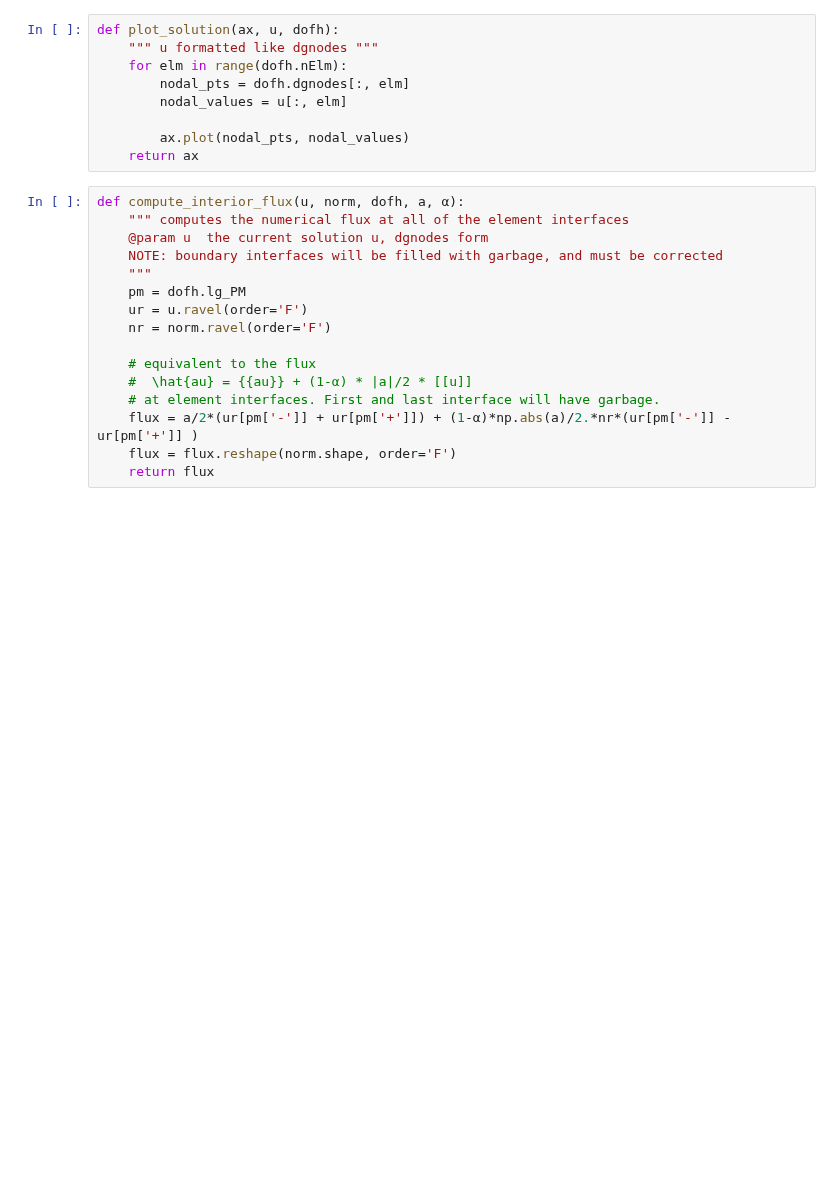
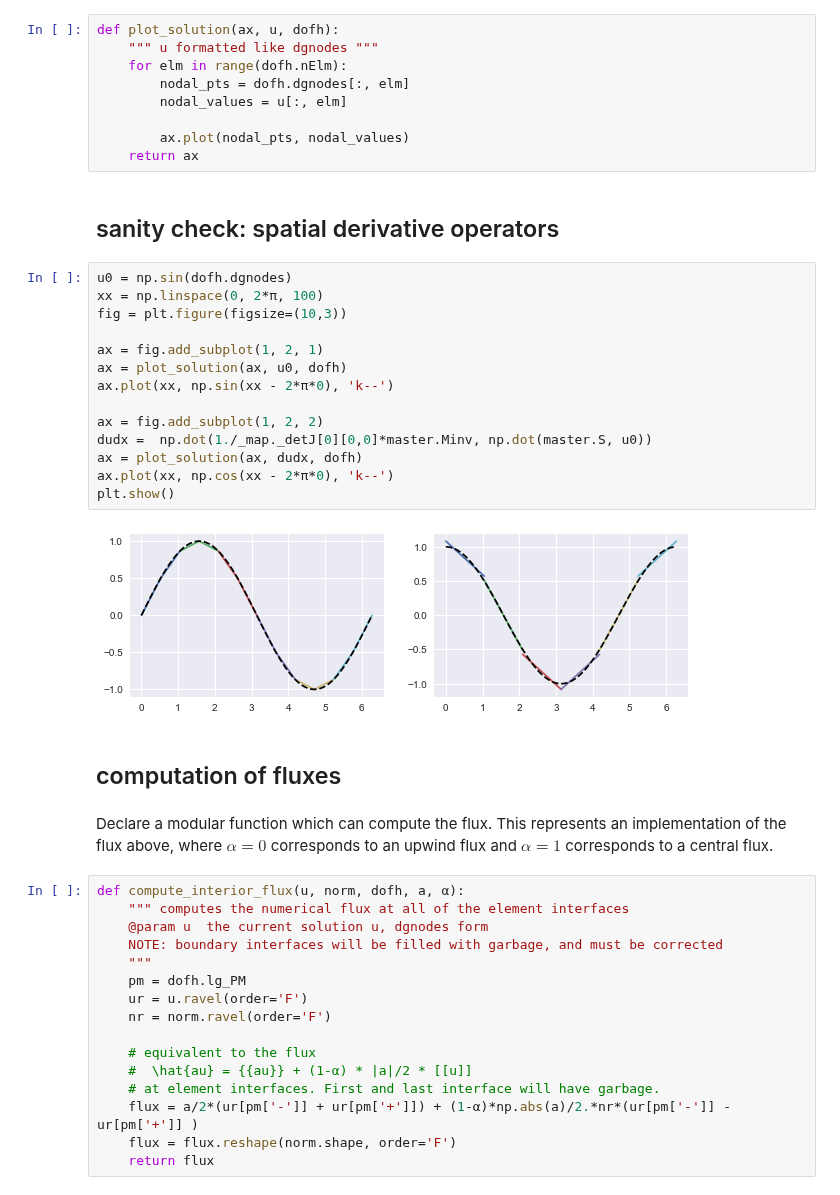
Before and after one commit to CorbinFoucart/FEMexperiment, a Jupyter notebook: codes/tutorial/1D_app_DG_linear_advection.ipynb, the cells around one changed output. Saved outputs shown, nothing was run; the diff lists cells and outputs as text; blank space fills up the shorter version.

```diff
--- a/codes/tutorial/1D_app_DG_linear_advection.ipynb
+++ b/codes/tutorial/1D_app_DG_linear_advection.ipynb
@@ -119,6 +114,28 @@ def plot_solution(ax, u, dofh):
 
         ax.plot(nodal_pts, nodal_values)
     return ax
+# %% [markdown]
+## sanity check: spatial derivative operators
+# %%
+u0 = np.sin(dofh.dgnodes)
+xx = np.linspace(0, 2*π, 100)
+fig = plt.figure(figsize=(10,3))
+
+ax = fig.add_subplot(1, 2, 1)
+ax = plot_solution(ax, u0, dofh)
+ax.plot(xx, np.sin(xx - 2*π*0), 'k--')
+
+ax = fig.add_subplot(1, 2, 2)
+dudx =  np.dot(1./_map._detJ[0][0,0]*master.Minv, np.dot(master.S, u0))
+ax = plot_solution(ax, dudx, dofh)
+ax.plot(xx, np.cos(xx - 2*π*0), 'k--')
+plt.show()
+# %% [output]
+[figure, added]
+# %% [markdown]
+## computation of fluxes
+# %% [markdown]
+Declare a modular function which can compute the flux. This represents an implementation of the flux above, where $\alpha=0$ corresponds to an upwind flux and $\alpha=1$ corresponds to a central flux.
 # %%
 def compute_interior_flux(u, norm, dofh, a, α):
     """ computes the numerical flux at all of the element interfaces
```
Also changed, not shown: parts of 26 cells of this notebook.
